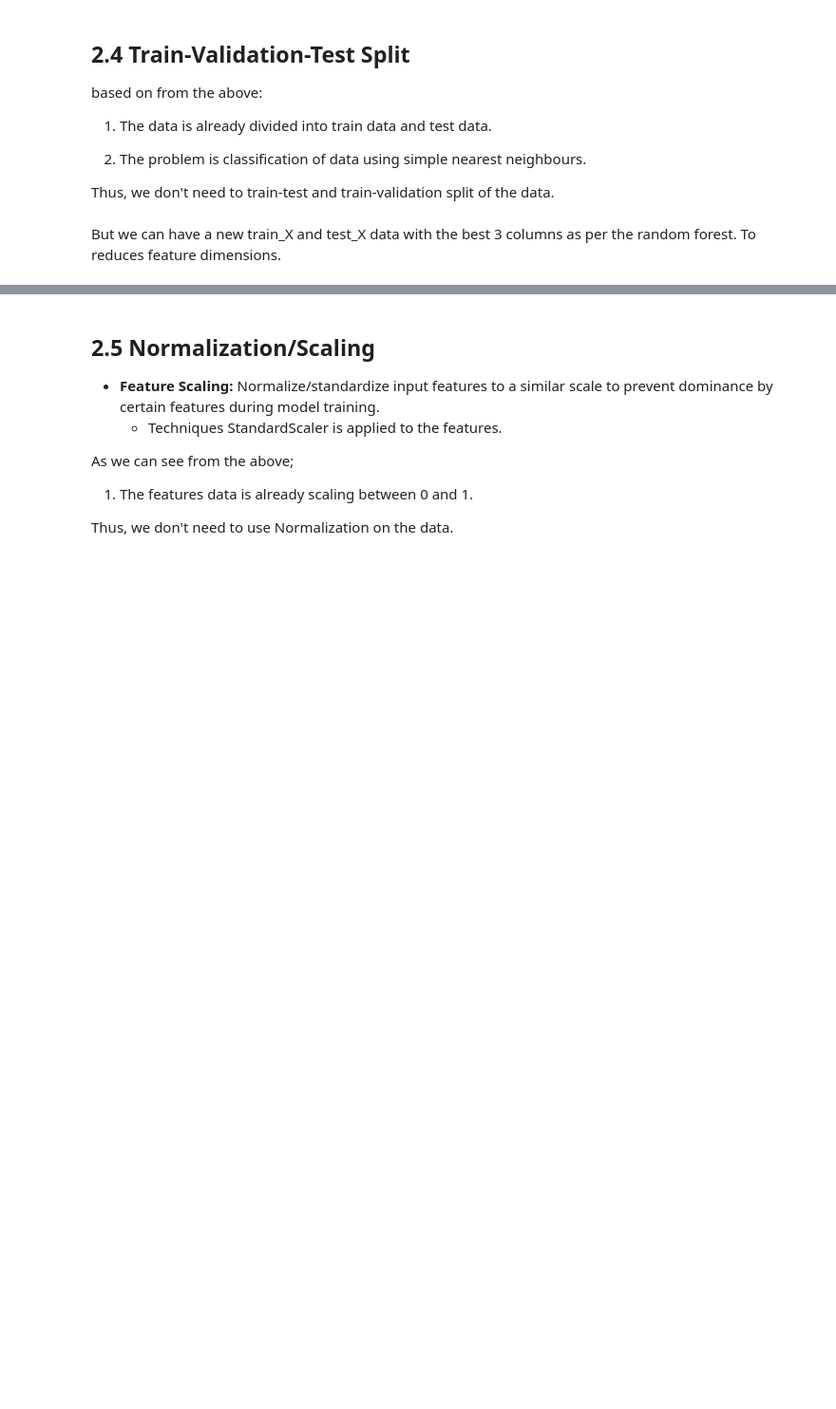
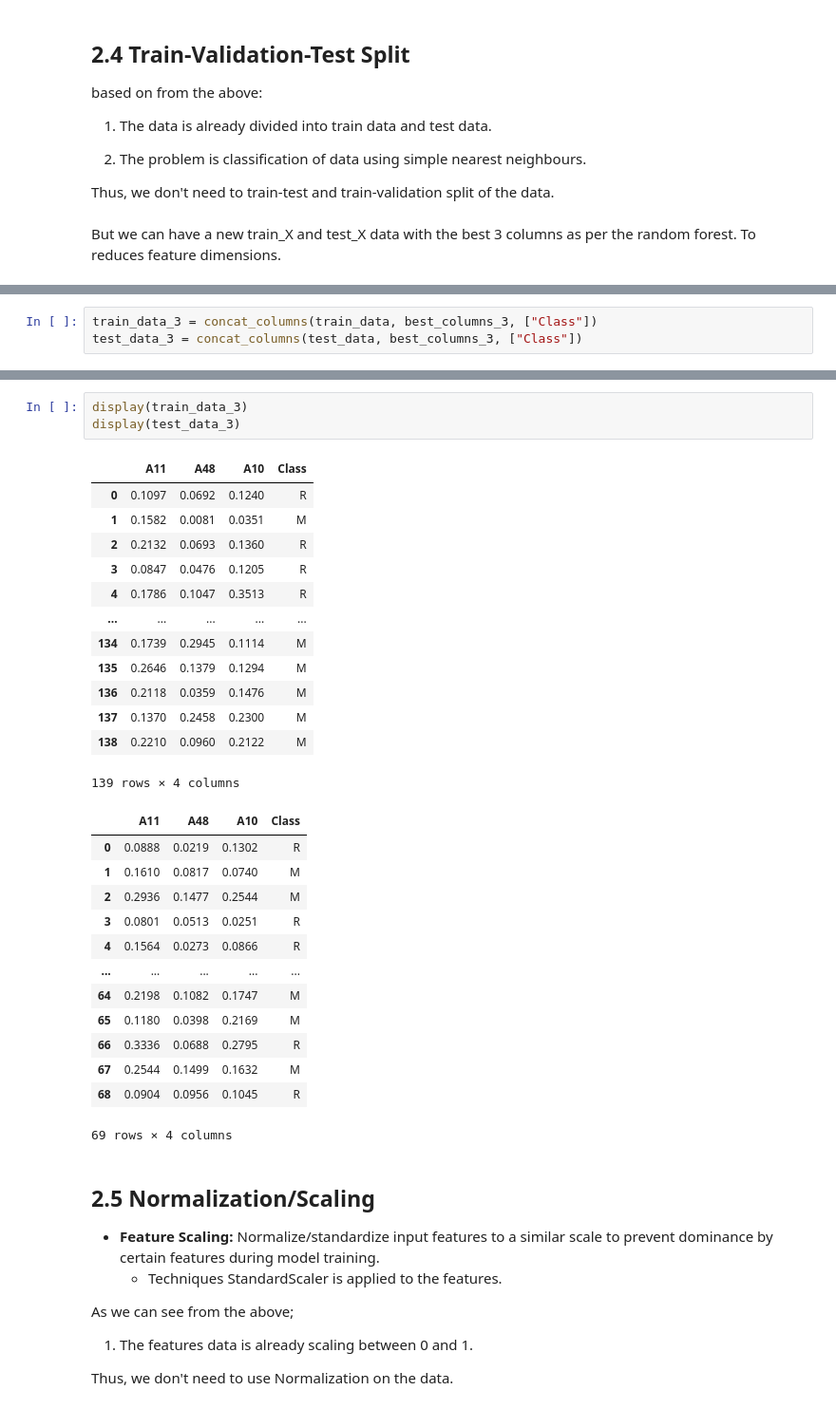
Before and after one commit to rjosh003-CS/Data-Mining-coursework, a Jupyter notebook: DM_Coursework_part_1.ipynb, the cells around one changed output, grey strips where cells are left out. Shown at 95% size. Saved outputs shown, nothing was run; the diff lists cells and outputs as text; blank space fills up the shorter version.

```diff
--- a/DM_Coursework_part_1.ipynb
+++ b/DM_Coursework_part_1.ipynb
@@ -1116 +1136,4 @@ test_X3 = test_X[best_columns_3]
+# %%
+train_data_3 = concat_columns(train_data, best_columns_3, ["Class"])
+test_data_3 = concat_columns(test_data, best_columns_3, ["Class"])
 # %%
@@ -1146,3 +1169,33 @@ display(test_X3)
+# %%
+display(train_data_3)
+display(test_data_3)
+# %% [output]
+|  | A11 | A48 | A10 | Class |
+| 0 | 0.1097 | 0.0692 | 0.1240 | R |
+| 1 | 0.1582 | 0.0081 | 0.0351 | M |
+| 2 | 0.2132 | 0.0693 | 0.1360 | R |
+| 3 | 0.0847 | 0.0476 | 0.1205 | R |
+| 4 | 0.1786 | 0.1047 | 0.3513 | R |
+| ... | ... | ... | ... | ... |
+| 134 | 0.1739 | 0.2945 | 0.1114 | M |
+| 135 | 0.2646 | 0.1379 | 0.1294 | M |
+| 136 | 0.2118 | 0.0359 | 0.1476 | M |
+| 137 | 0.1370 | 0.2458 | 0.2300 | M |
+| 138 | 0.2210 | 0.0960 | 0.2122 | M |
+139 rows × 4 columns
+|  | A11 | A48 | A10 | Class |
+| 0 | 0.0888 | 0.0219 | 0.1302 | R |
+| 1 | 0.1610 | 0.0817 | 0.0740 | M |
+| 2 | 0.2936 | 0.1477 | 0.2544 | M |
+| 3 | 0.0801 | 0.0513 | 0.0251 | R |
+| 4 | 0.1564 | 0.0273 | 0.0866 | R |
+| ... | ... | ... | ... | ... |
+| 64 | 0.2198 | 0.1082 | 0.1747 | M |
+| 65 | 0.1180 | 0.0398 | 0.2169 | M |
+| 66 | 0.3336 | 0.0688 | 0.2795 | R |
+| 67 | 0.2544 | 0.1499 | 0.1632 | M |
+| 68 | 0.0904 | 0.0956 | 0.1045 | R |
+69 rows × 4 columns
 # %% [markdown]
 ## 2.5 Normalization/Scaling
 - **Feature Scaling:** Normalize/standardize input features to a similar scale to prevent dominance by certain features during model training.
```
Also changed, not shown: parts of 20 cells of this notebook.
